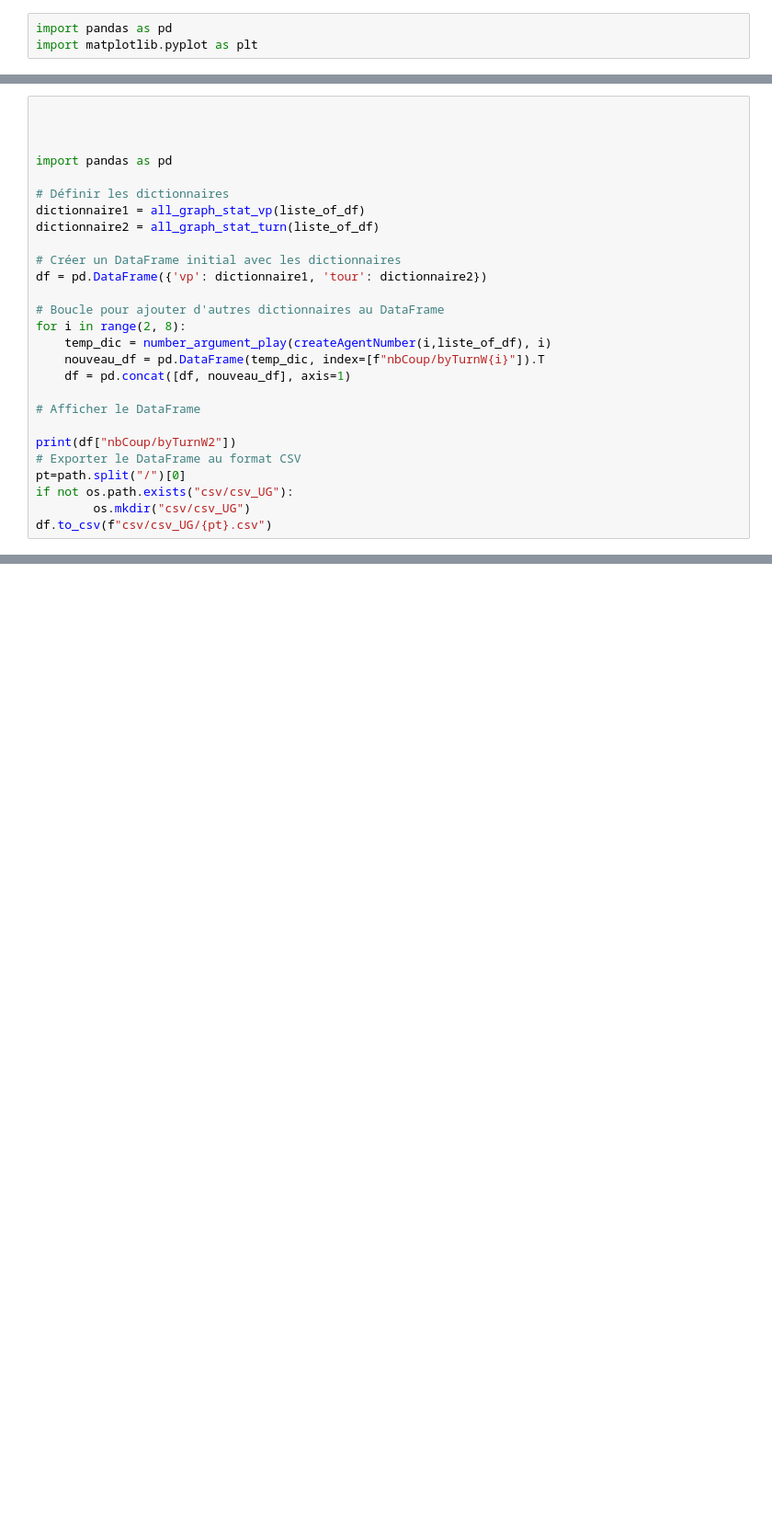
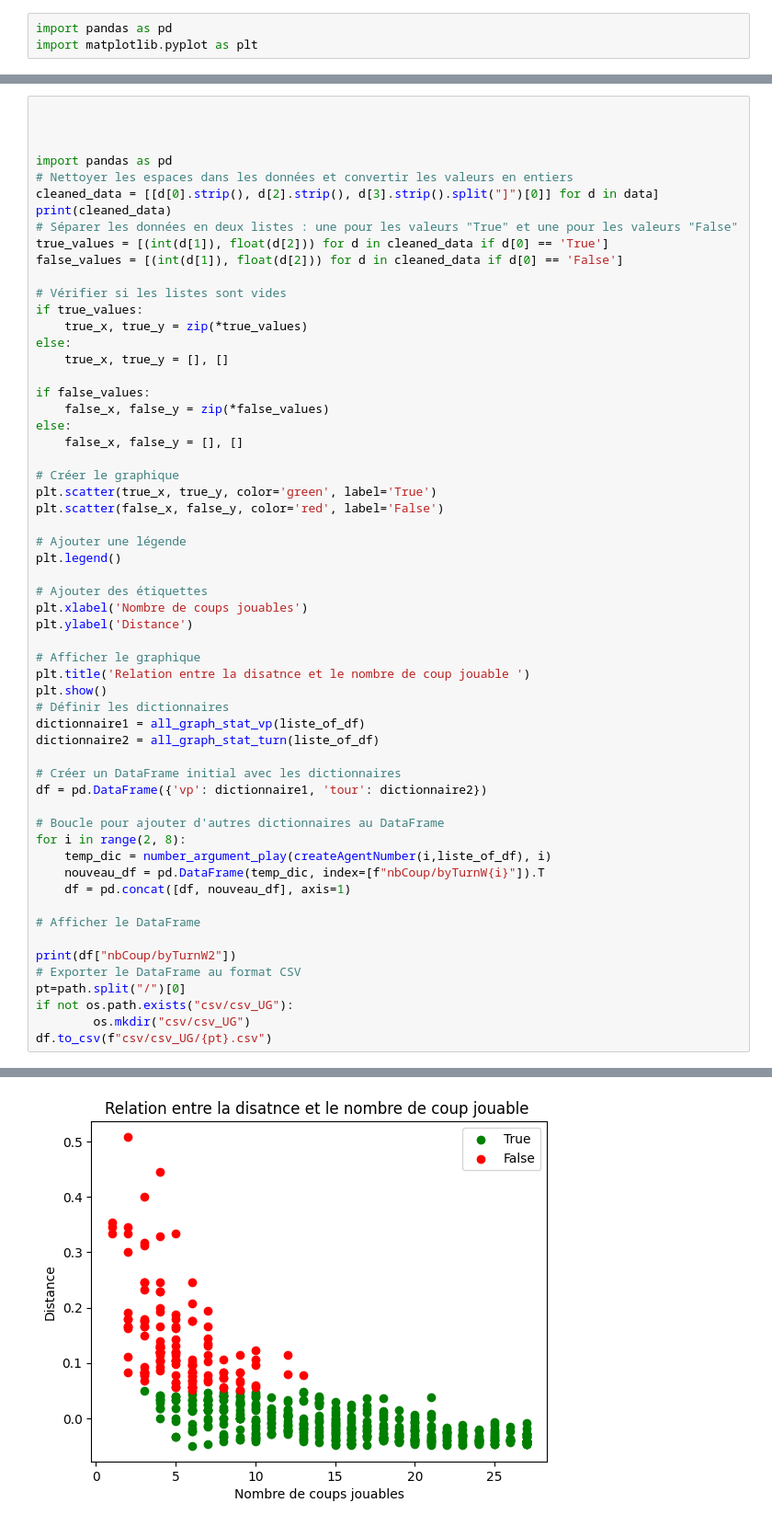
Before and after one commit to Nestallum/Argumentation_TER, a Jupyter notebook: stats_and_analysis.ipynb, the cells around one changed output, grey strips where cells are left out. Shown: that part at 92% size. Cells and saved outputs as stored; diff of their text form; blank space fills up the shorter version.

```diff
--- a/stats_and_analysis.ipynb
+++ b/stats_and_analysis.ipynb
@@ -348,7 +420,38 @@ plot_agents_bar_chart(data)
 
 
 import pandas as pd
+# Nettoyer les espaces dans les données et convertir les valeurs en entiers
+cleaned_data = [[d[0].strip(), d[2].strip(), d[3].strip().split("]")[0]] for d in data]
+print(cleaned_data)
+# Séparer les données en deux listes : une pour les valeurs "True" et une pour les valeurs "False"
+true_values = [(int(d[1]), float(d[2])) for d in cleaned_data if d[0] == 'True']
+false_values = [(int(d[1]), float(d[2])) for d in cleaned_data if d[0] == 'False']
 
+# Vérifier si les listes sont vides
+if true_values:
+    true_x, true_y = zip(*true_values)
+else:
+    true_x, true_y = [], []
+
+if false_values:
+    false_x, false_y = zip(*false_values)
+else:
+    false_x, false_y = [], []
+
+# Créer le graphique
+plt.scatter(true_x, true_y, color='green', label='True')
+plt.scatter(false_x, false_y, color='red', label='False')
+
+# Ajouter une légende
+plt.legend()
+
+# Ajouter des étiquettes
+plt.xlabel('Nombre de coups jouables')
+plt.ylabel('Distance')
+
+# Afficher le graphique
+plt.title('Relation entre la disatnce et le nombre de coup jouable ')
+plt.show()
 # Définir les dictionnaires
 dictionnaire1 = all_graph_stat_vp(liste_of_df)
 dictionnaire2 = all_graph_stat_turn(liste_of_df)
@@ -374,0 +478 @@ FileNotFoundError: [WinError 3] Le chemin d’accès spécifié est introuvable:
+[figure, added]
```
Also changed, not shown: parts of 5 cells of this notebook, 3 other files.
